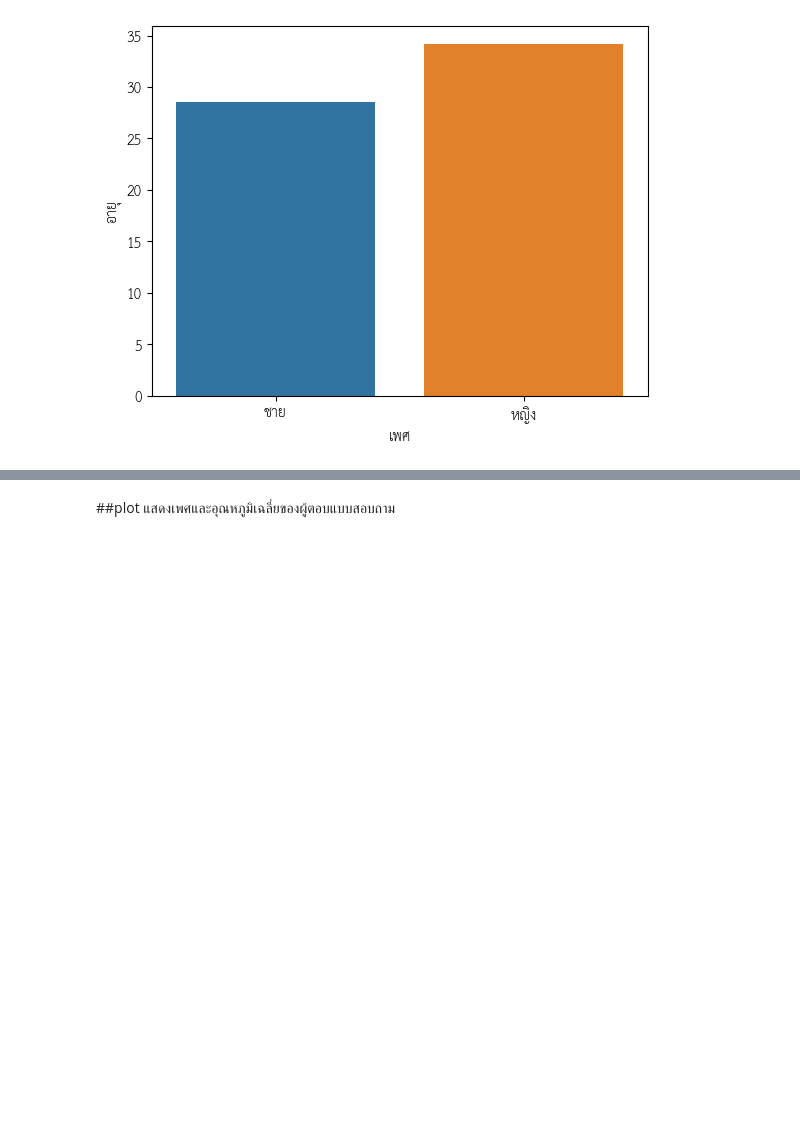
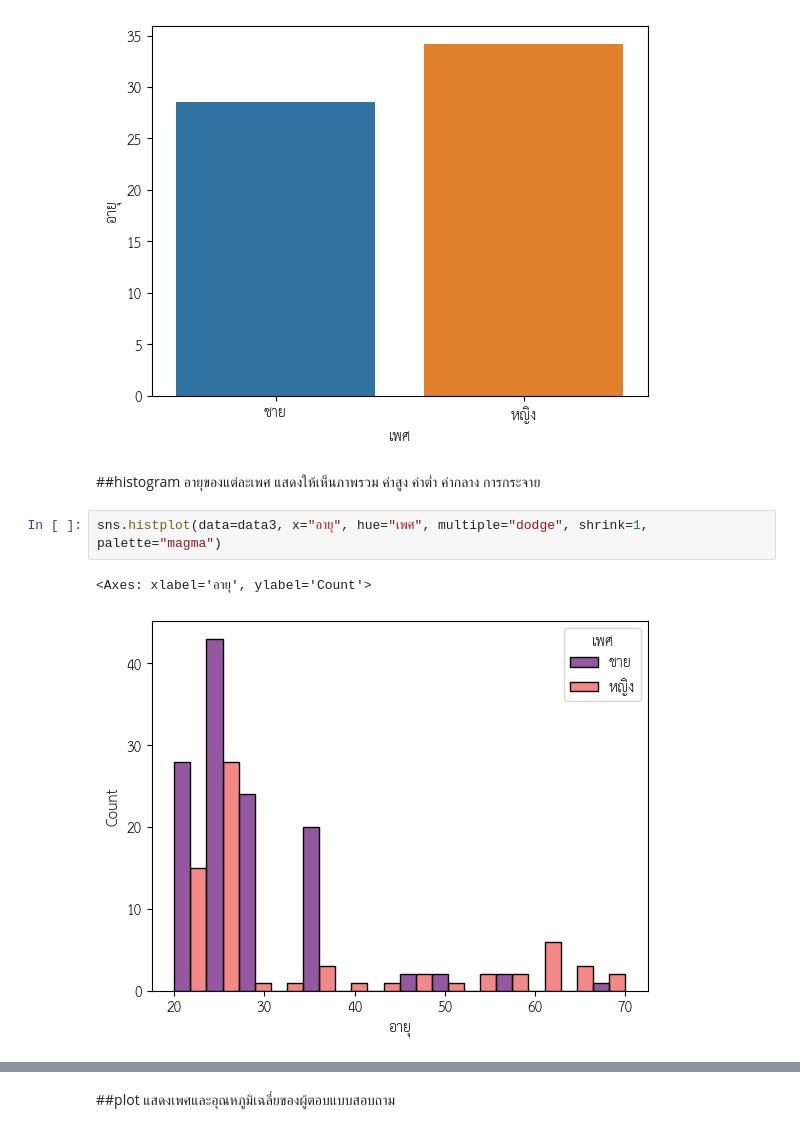
Before and after one commit to Buntariga2545/Project, a Jupyter notebook: Data_Survey_13_7_2023.ipynb, the cells around one changed output, grey strips where cells are left out. Saved outputs shown, nothing was run; the diff lists cells and outputs as text; blank space fills up the shorter version.

```diff
--- a/Data_Survey_13_7_2023.ipynb
+++ b/Data_Survey_13_7_2023.ipynb
@@ -428,3 +428,10 @@ sns.barplot(x='เพศ', y='อายุ', data=data31)
 # %% [output]
 <Axes: xlabel='เพศ', ylabel='อายุ'>
 [figure]
+# %% [markdown]
+##histogram อายุของแต่ละเพศ แสดงให้เห็นภาพรวม ค่าสูง ค่าต่ำ ค่ากลาง การกระจาย
+# %%
+sns.histplot(data=data3, x="อายุ", hue="เพศ", multiple="dodge", shrink=1, palette="magma")
+# %% [output]
+<Axes: xlabel='อายุ', ylabel='Count'>
+[figure, added]
```
Also changed, not shown: parts of 12 cells of this notebook.
